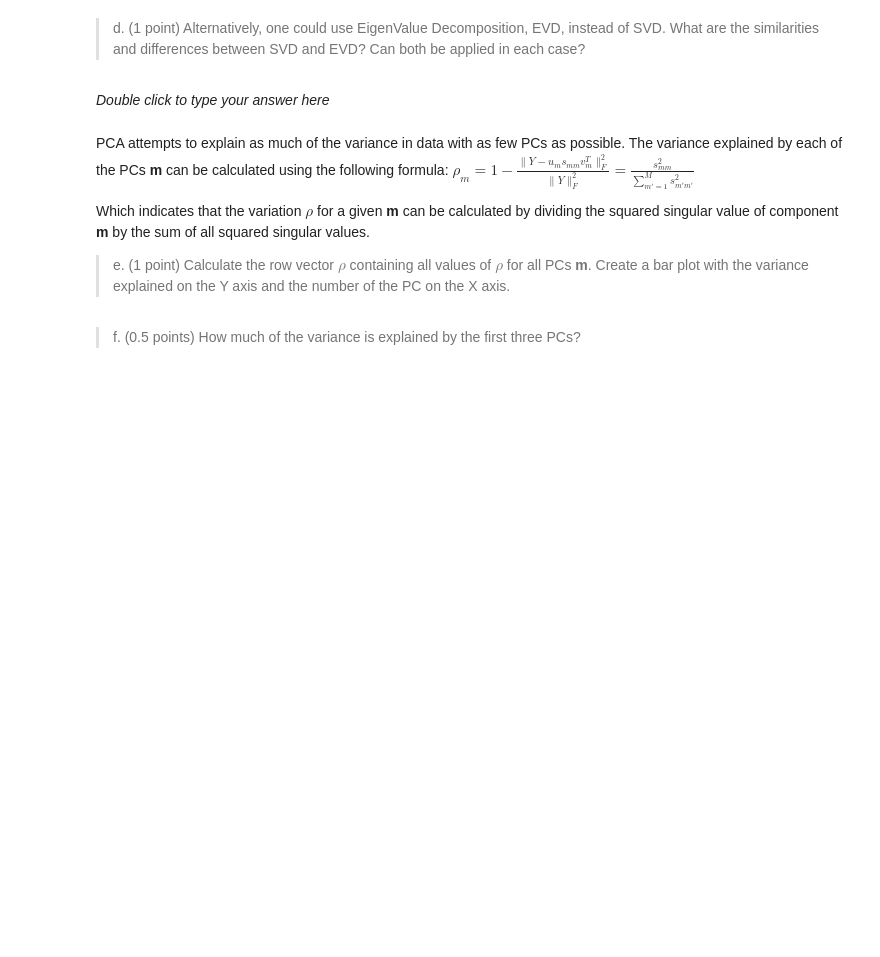
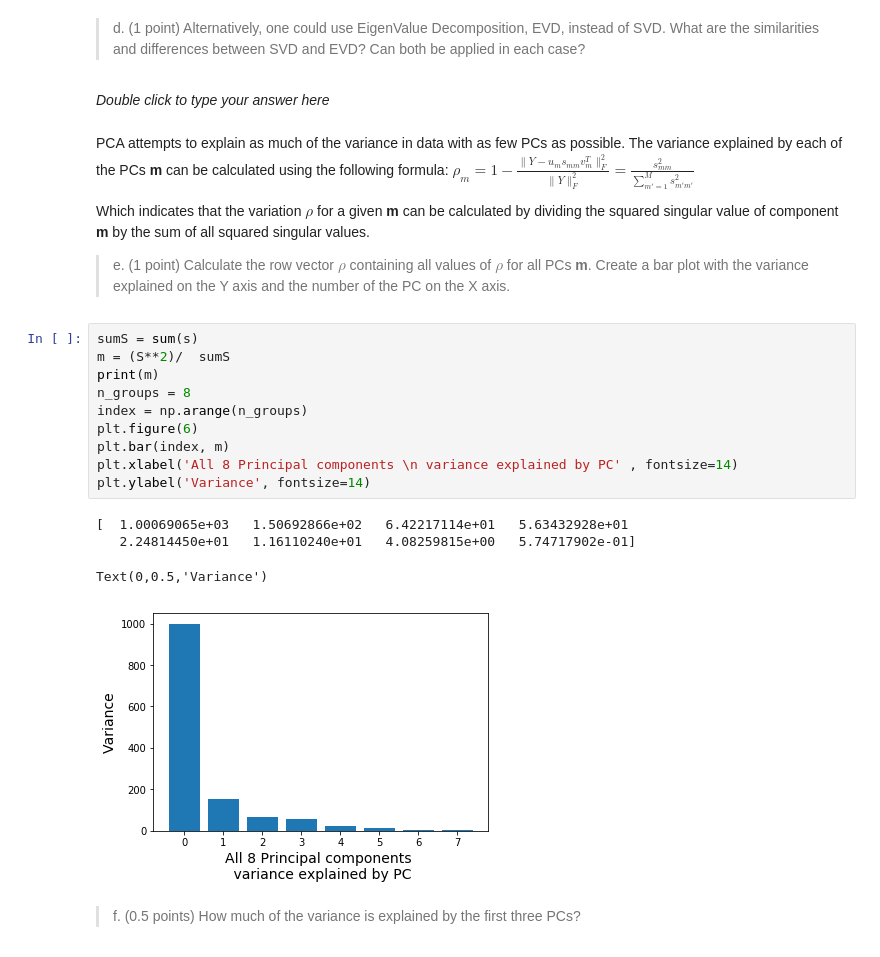
Before and after one commit to JasperDeMeijer/RUDataMining, a Jupyter notebook: Assignment_1/Assignment_1.ipynb, the cells around one changed output. Cells and saved outputs as stored; diff of their text form; blank space fills up the shorter version.

```diff
--- a/Assignment_1/Assignment_1.ipynb
+++ b/Assignment_1/Assignment_1.ipynb
@@ -380,5 +472,20 @@ $\rho_m = 1 - \frac{\|{Y} - {u}_m s_{mm} {v}_m^T\|^2_F}{\|{Y}\|^2_F} = \frac{s_{
 
 Which indicates that the variation $\rho$ for a given **m** can be calculated by dividing the squared singular value of component **m** by the sum of all squared singular values.
 > e. (1 point) Calculate the row vector $\rho$ containing all values of $\rho$ for all PCs **m**. Create a bar plot with the variance explained on the Y axis and the number of the PC on the X axis.
+# %%
+sumS = sum(s)
+m = (S**2)/  sumS
+print(m)
+n_groups = 8
+index = np.arange(n_groups)
+plt.figure(6)
+plt.bar(index, m)
+plt.xlabel('All 8 Principal components \n variance explained by PC' , fontsize=14)
+plt.ylabel('Variance', fontsize=14)
+# %% [output]
+[  1.00069065e+03   1.50692866e+02   6.42217114e+01   5.63432928e+01
+   2.24814450e+01   1.16110240e+01   4.08259815e+00   5.74717902e-01]
+Text(0,0.5,'Variance')
+[figure, added]
 # %% [markdown]
 > f. (0.5 points) How much of the variance is explained by the first three PCs?
```
Also changed, not shown: parts of 8 cells of this notebook.
